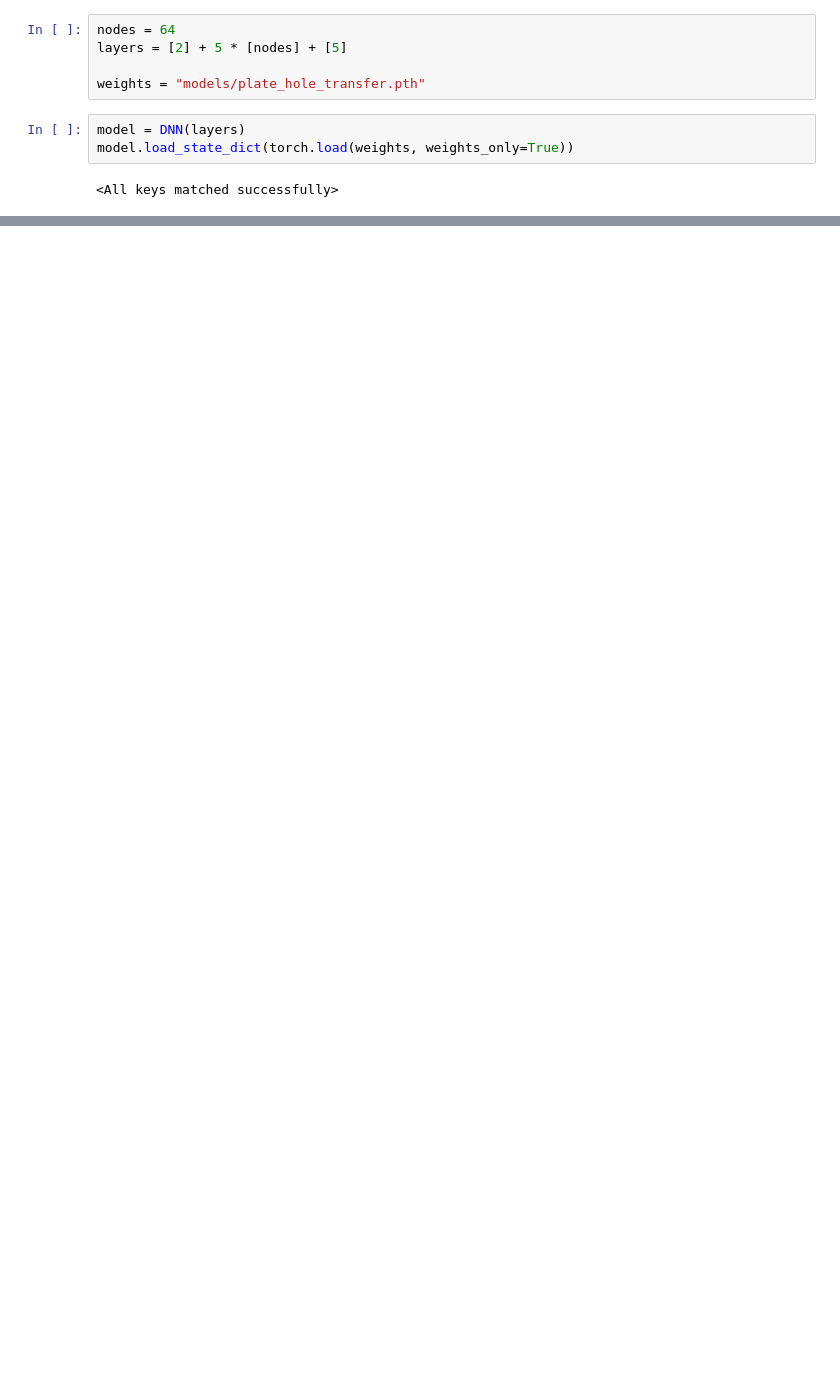
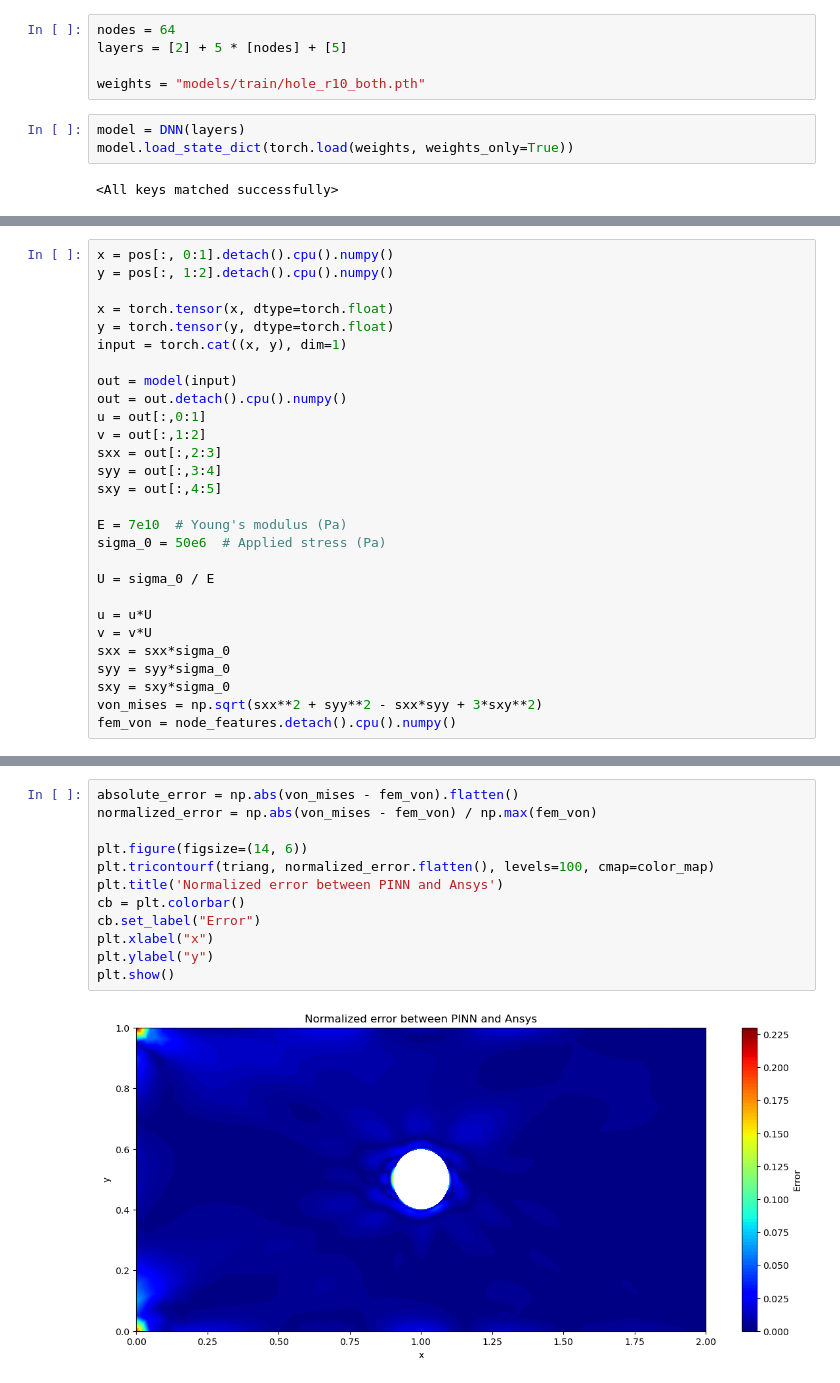
Before and after one commit to alleswe2k/PINNs, a Jupyter notebook: Transfer/gen_plot.ipynb, the cells around one changed output, grey strips where cells are left out. Drawn from its saved outputs; the diff is of its cells as text; blank space fills up the shorter version.

```diff
--- a/Transfer/gen_plot.ipynb
+++ b/Transfer/gen_plot.ipynb
@@ -31,7 +30,7 @@ class DNN(nn.Module):
 nodes = 64
 layers = [2] + 5 * [nodes] + [5]
 
-weights = "models/plate_hole_transfer.pth"
+weights = "models/train/hole_r10_both.pth"
 # %%
 model = DNN(layers)
 model.load_state_dict(torch.load(weights, weights_only=True))
@@ -39,0 +80,28 @@ model.load_state_dict(torch.load(weights, weights_only=True))
+# %%
+x = pos[:, 0:1].detach().cpu().numpy()
+y = pos[:, 1:2].detach().cpu().numpy()
+
+x = torch.tensor(x, dtype=torch.float)
+y = torch.tensor(y, dtype=torch.float)
+input = torch.cat((x, y), dim=1)
+
+out = model(input)
+out = out.detach().cpu().numpy()
+u = out[:,0:1]
+v = out[:,1:2]
+sxx = out[:,2:3]
+syy = out[:,3:4]
+sxy = out[:,4:5]
+
+E = 7e10  # Young's modulus (Pa)
+sigma_0 = 50e6  # Applied stress (Pa)
+
+U = sigma_0 / E
+
+u = u*U
+v = v*U
+sxx = sxx*sigma_0
+syy = syy*sigma_0
+sxy = sxy*sigma_0
+von_mises = np.sqrt(sxx**2 + syy**2 - sxx*syy + 3*sxy**2)
+fem_von = node_features.detach().cpu().numpy()
@@ -39,0 +155,14 @@ model.load_state_dict(torch.load(weights, weights_only=True))
+# %%
+absolute_error = np.abs(von_mises - fem_von).flatten()
+normalized_error = np.abs(von_mises - fem_von) / np.max(fem_von)
+
+plt.figure(figsize=(14, 6))
+plt.tricontourf(triang, normalized_error.flatten(), levels=100, cmap=color_map)
+plt.title('Normalized error between PINN and Ansys')
+cb = plt.colorbar()
+cb.set_label("Error")
+plt.xlabel("x")
+plt.ylabel("y")
+plt.show()
+# %% [output]
+[figure, added]
```
Also changed, not shown: parts of 7 cells of this notebook, 28 other files.
